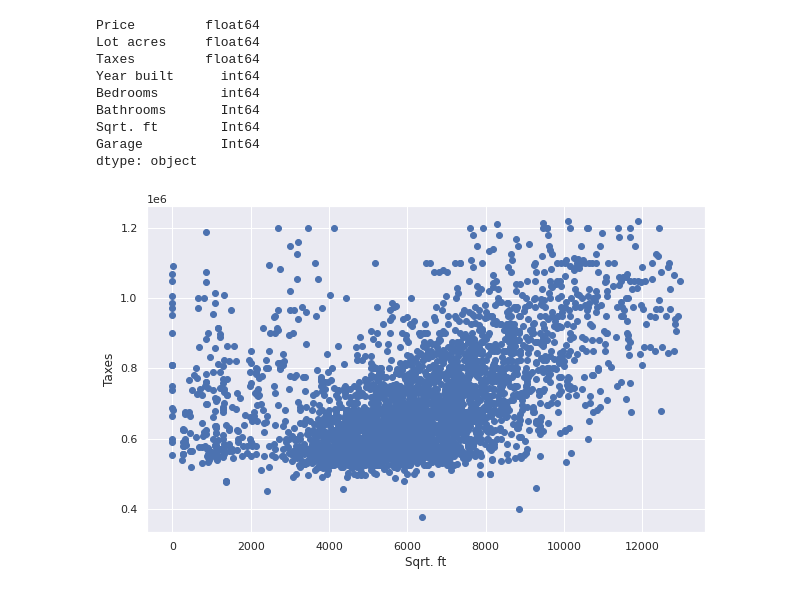
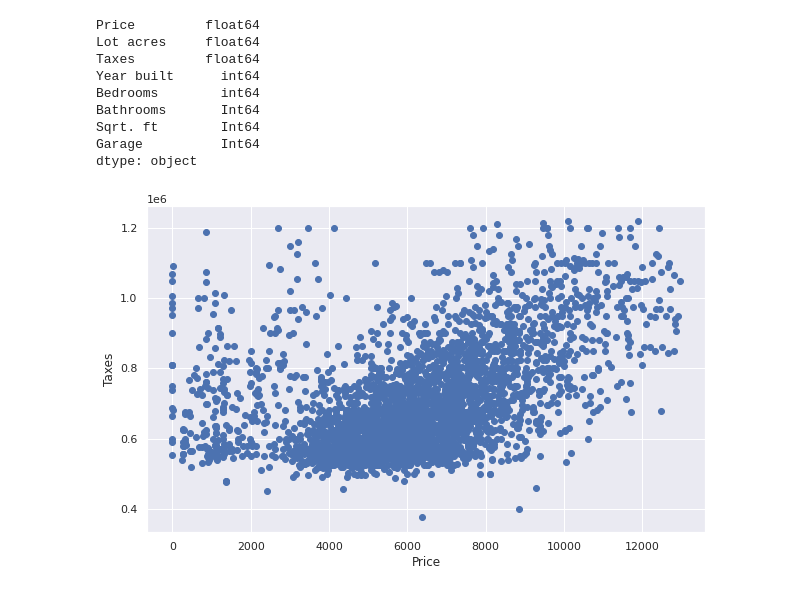
Before and after one commit to Jiji-96/Data-Cleaning-and-EDA, a Jupyter notebook: google_drive_data.ipynb, the cells around one changed output. Saved outputs shown, nothing was run; the diff lists cells and outputs as text; code cells hidden in the pictures.

```diff
--- a/google_drive_data.ipynb
+++ b/google_drive_data.ipynb
@@ -687,8 +687,8 @@ dtype: object
 # %%
 fig, ax = plt.subplots(figsize=(10,6))
 ax.scatter(df2['Taxes'], df2['Price'])
-ax.set_xlabel('Sqrt. ft')
+ax.set_xlabel('Price')
 ax.set_ylabel('Taxes')
 plt.show()
 # %% [output]
-[figure, old version]
+[figure, new version]
```
Also changed, not shown: parts of 2 cells of this notebook.
